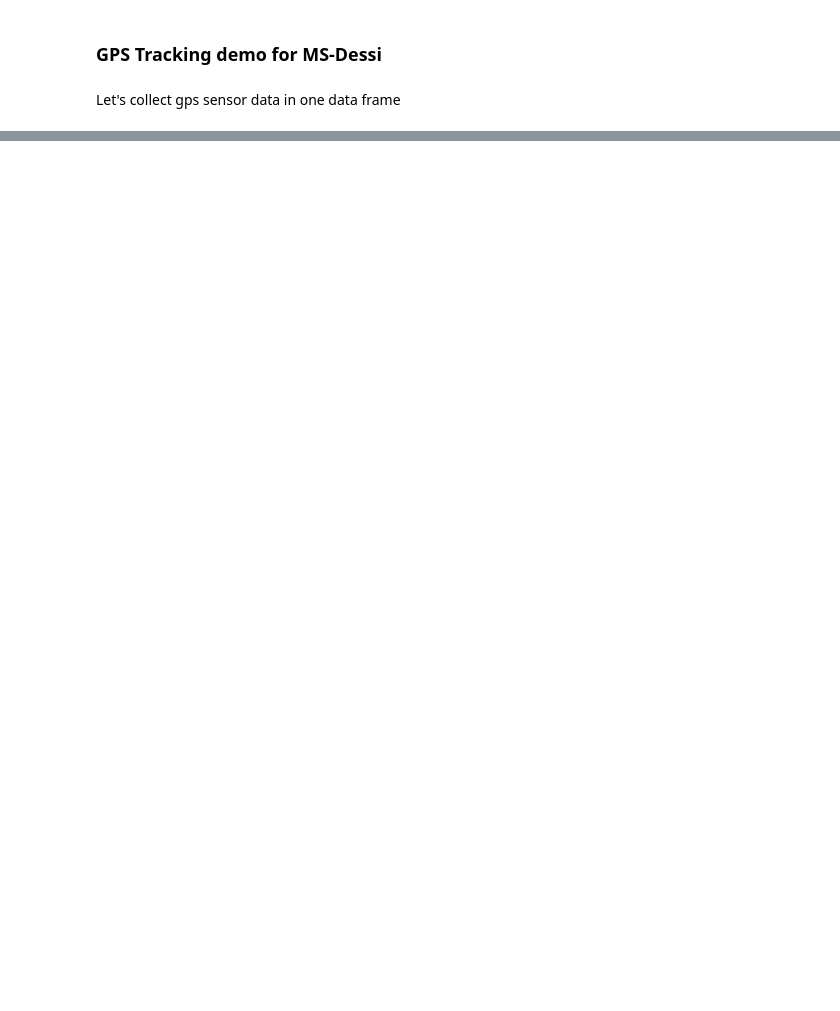
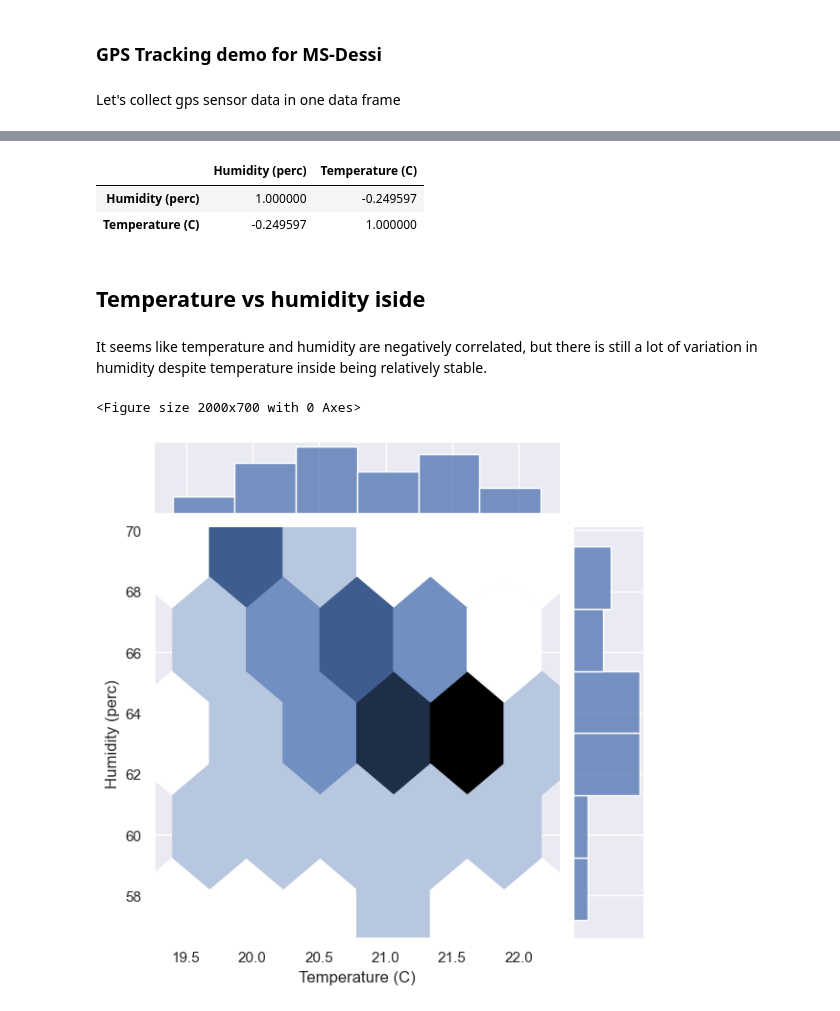
Before and after one commit to iot-lnu/iotlab-smart-ferry, a Jupyter notebook: Dessi-demo.ipynb, the cells around one changed output, grey strips where cells are left out. Saved outputs shown, nothing was run; the diff lists cells and outputs as text; code cells hidden in the pictures; blank space fills up the shorter version.

```diff
--- a/Dessi-demo.ipynb
+++ b/Dessi-demo.ipynb
@@ -62,0 +125,7 @@ Total distance as summed between points in track:
+# %%
+df1 = pd.read_csv('ms-dessi-data/data_temperature_cafe.csv')
+df3 = pd.read_csv('ms-dessi-data/data_relativeHumidity_cafe.csv')
+df3['time'] = pd.to_datetime(df3['time'], format='mixed')
+df1['time'] = pd.to_datetime(df1['time'], format='mixed')
+df3.head()
+#df3 = df3.set_index('time')
@@ -62,0 +139,30 @@ Total distance as summed between points in track:
+# %%
+avg_daily_temp = pd.DataFrame(df1.groupby([df1["time"].dt.day])["mean"].mean())
+avg_daily_temp["Temperature (C)"] = avg_daily_temp["mean"]
+avg_daily_temp.reset_index(inplace=True)
+
+avg_daily_humid = pd.DataFrame(df3.groupby([df3["time"].dt.day])["mean"].mean())
+avg_daily_humid["Humidity (perc)"] = avg_daily_humid["mean"]
+avg_daily_humid.reset_index(inplace=True)
+
+avg_daily = pd.merge(avg_daily_temp, avg_daily_humid, on="time")
+avg_daily[["Humidity (perc)","Temperature (C)"]].corr(method ='pearson')
+# %% [output]
+|  | Humidity (perc) | Temperature (C) |
+| Humidity (perc) | 1.000000 | -0.249597 |
+| Temperature (C) | -0.249597 | 1.000000 |
+# %% [markdown]
+## Temperature vs humidity iside
+# %% [markdown]
+It seems like temperature and humidity are negatively correlated, but there is still a lot of variation in humidity despite temperature inside being relatively stable.
+# %%
+sns.set_theme(style="darkgrid")
+plt.figure (figsize = (20, 7))
+
+sns.jointplot(x='Temperature (C)',y='Humidity (perc)',data=avg_daily, kind='hex')
+ax.set_title("Climate inside MS-Dessi")
+ax.legend()
+plt.show()
+# %% [output]
+<Figure size 2000x700 with 0 Axes>
+[figure, added]
```
Also changed, not shown: parts of 24 cells of this notebook.
